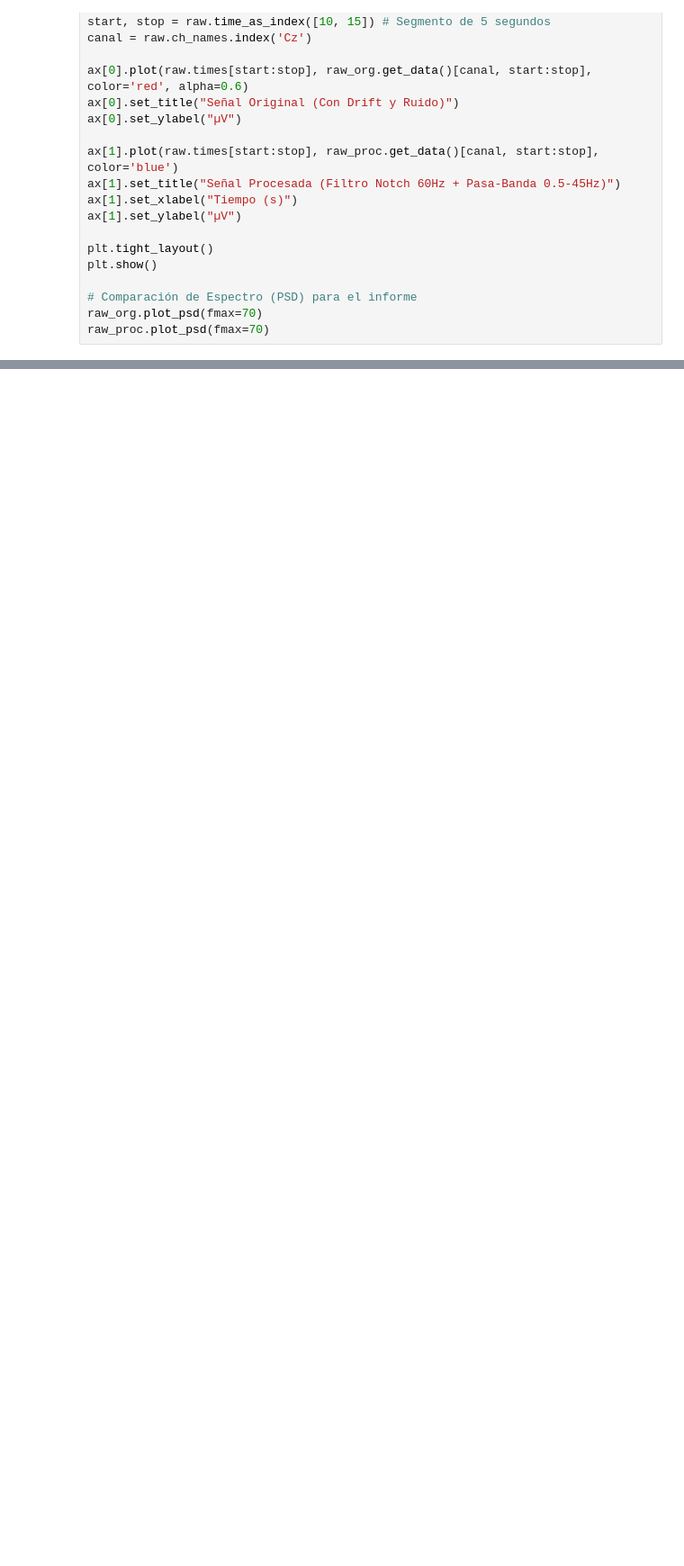
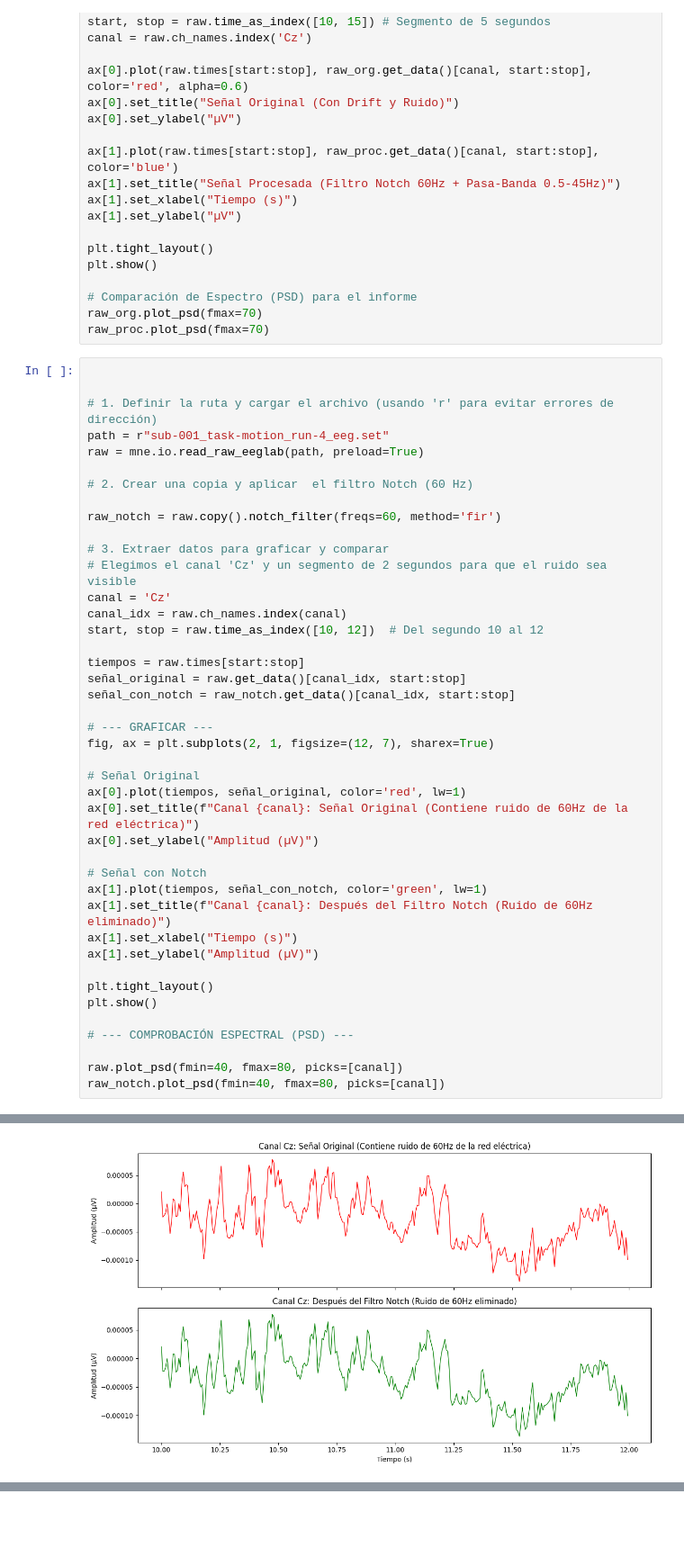
Before and after one commit to KarenAgudelo769/Proyecto_biosenales, a Jupyter notebook: codigo.ipynb, the cells around one changed output, grey strips where cells are left out. Shown at 90% size. Cells and saved outputs as stored; diff of their text form; blank space fills up the shorter version.

Commit message:
prueba filtro

```diff
--- a/codigo.ipynb
+++ b/codigo.ipynb
@@ -76,3 +76,46 @@ plt.show()
 # Comparación de Espectro (PSD) para el informe
 raw_org.plot_psd(fmax=70)
 raw_proc.plot_psd(fmax=70)
+# %%
+
+
+# 1. Definir la ruta y cargar el archivo (usando 'r' para evitar errores de dirección)
+path = r"sub-001_task-motion_run-4_eeg.set"
+raw = mne.io.read_raw_eeglab(path, preload=True)
+
+# 2. Crear una copia y aplicar  el filtro Notch (60 Hz)
+
+raw_notch = raw.copy().notch_filter(freqs=60, method='fir')
+
+# 3. Extraer datos para graficar y comparar
+# Elegimos el canal 'Cz' y un segmento de 2 segundos para que el ruido sea visible
+canal = 'Cz'
+canal_idx = raw.ch_names.index(canal)
+start, stop = raw.time_as_index([10, 12])  # Del segundo 10 al 12
+
+tiempos = raw.times[start:stop]
+señal_original = raw.get_data()[canal_idx, start:stop]
+señal_con_notch = raw_notch.get_data()[canal_idx, start:stop]
+
+# --- GRAFICAR ---
+fig, ax = plt.subplots(2, 1, figsize=(12, 7), sharex=True)
+
+# Señal Original
+ax[0].plot(tiempos, señal_original, color='red', lw=1)
+ax[0].set_title(f"Canal {canal}: Señal Original (Contiene ruido de 60Hz de la red eléctrica)")
+ax[0].set_ylabel("Amplitud (µV)")
+
+# Señal con Notch
+ax[1].plot(tiempos, señal_con_notch, color='green', lw=1)
+ax[1].set_title(f"Canal {canal}: Después del Filtro Notch (Ruido de 60Hz eliminado)")
+ax[1].set_xlabel("Tiempo (s)")
+ax[1].set_ylabel("Amplitud (µV)")
+
+plt.tight_layout()
+plt.show()
+
+# --- COMPROBACIÓN ESPECTRAL (PSD) ---
+
+raw.plot_psd(fmin=40, fmax=80, picks=[canal])
+raw_notch.plot_psd(fmin=40, fmax=80, picks=[canal])
+# %% [output]
@@ -78,0 +135 @@ raw_proc.plot_psd(fmax=70)
+[figure, added]
```
Also changed, not shown: parts of 1 cell of this notebook.
